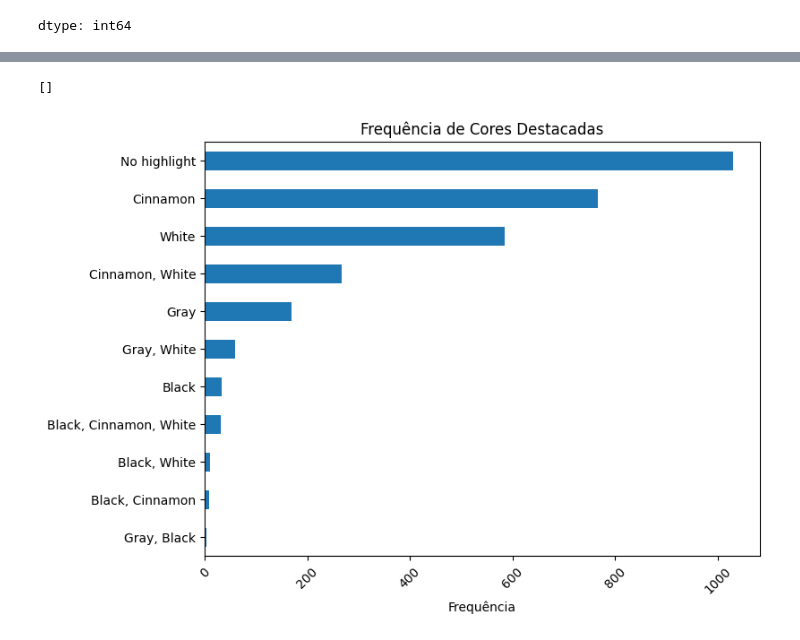
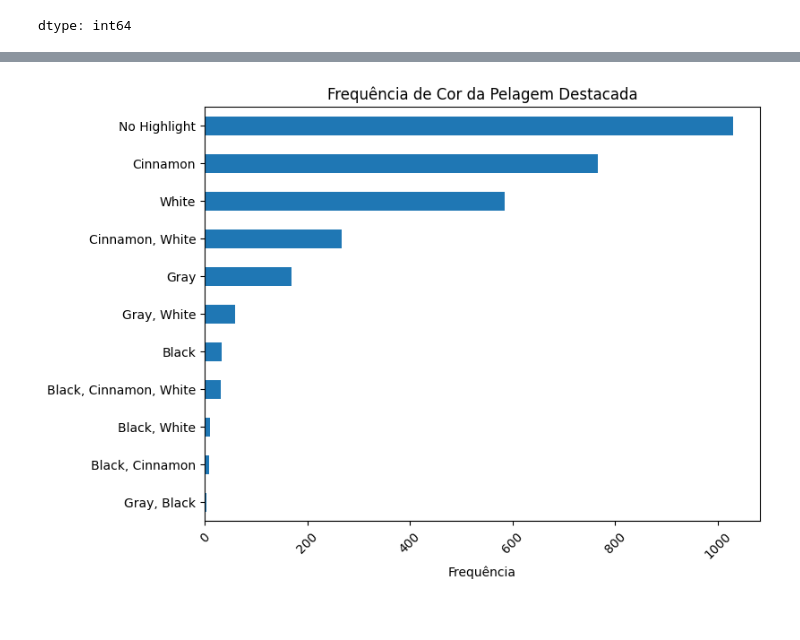
Before and after one commit to Mustasheep/Central-Park-Squirrel-Census, a Jupyter notebook: Central_Park_Squirrel_Census.ipynb, the cells around one changed output, grey strips where cells are left out. Saved outputs shown, nothing was run; the diff lists cells and outputs as text; code cells hidden in the pictures.

```diff
--- a/Central_Park_Squirrel_Census.ipynb
+++ b/Central_Park_Squirrel_Census.ipynb
@@ -89,7 +89,7 @@ Os valores duplicado são apenas 5 para uma margem de 3000 valores, o que não a
 # %%
 # Remover linhas com dados ausentes e reajustar coluna "Higlight Fur Color" vazia
 new_squirrel_data = new_squirrel_data.dropna(subset=['Primary Fur Color'])
-new_squirrel_data.loc[:, 'Highlight Fur Color'] = new_squirrel_data['Highlight Fur Color'].replace(np.nan, 'No highlight')
+new_squirrel_data.loc[:, 'Highlight Fur Color'] = new_squirrel_data['Highlight Fur Color'].replace(np.nan, 'No Highlight')
 new_squirrel_data.head()
 # %% [output]
 |  | X | Y | Unique Squirrel ID | Shift | Date | Age | Primary Fur Color | ... |
@@ -103,7 +103,7 @@ new_squirrel_data.head()
 categories = ['Running', 'Chasing', 'Climbing', 'Eating', 'Foraging']
 boolean_cols = ['Running', 'Chasing', 'Climbing', 'Eating', 'Foraging']
 
-new_squirrel_data.loc[:,'Activities'] = new_squirrel_data[boolean_cols].apply(lambda row: ', '.join([cat for cat, val in zip(categories, row) if val]), axis=1)
+new_squirrel_data['Activities'] = [', '.join(cat for cat, val in zip(categories, row) if val) for row in new_squirrel_data[boolean_cols].values]
 new_squirrel_data = new_squirrel_data.drop(columns=boolean_cols)
 # %%
 # Formatar a data para valores mais acessíveis para apresentar em gráficos
@@ -174,11 +173,10 @@ dtype: int64
 # %%
 plt.figure(figsize=(8, 6))
 highlight_counts.plot(kind='barh', )
-plt.title('Frequência de Cores Destacadas')
+plt.title('Frequência de Cor da Pelagem Destacada')
 plt.ylabel("")
 plt.xticks(rotation=45)
 plt.xlabel('Frequência')
-plt.plot()
+plt.show()
 # %% [output]
-[]
-[figure, old version]
+[figure, new version]
```
Also changed, not shown: parts of 3 cells of this notebook.
